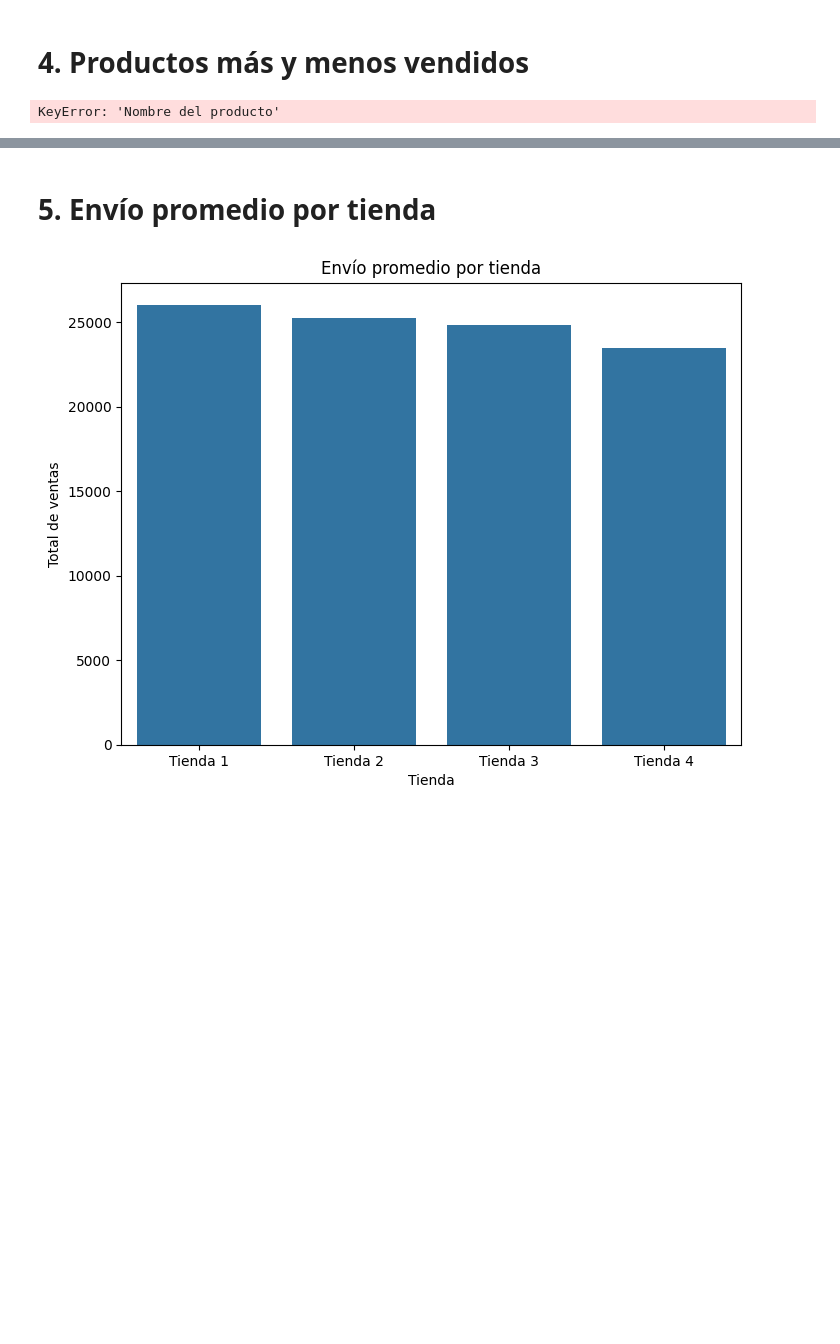
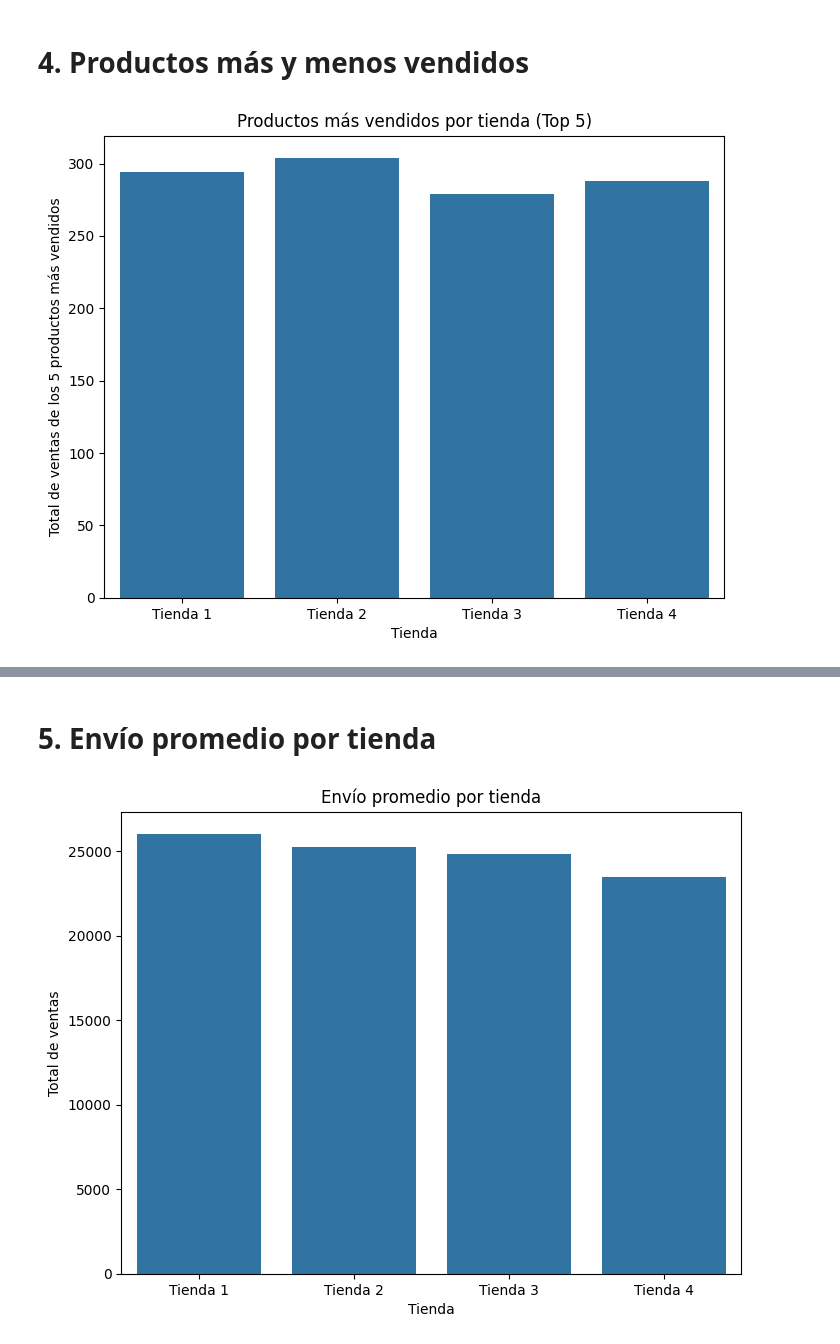
Before and after one commit to Aldo380/AuluraStoreChallenge, a Jupyter notebook: AluraStoreLatam.ipynb, the cells around one changed output, grey strips where cells are left out. Saved outputs shown, nothing was run; the diff lists cells and outputs as text; code cells hidden in the pictures; blank space fills up the shorter version.

```diff
--- a/AluraStoreLatam.ipynb
+++ b/AluraStoreLatam.ipynb
@@ -212,16 +281,33 @@ NameError: name 'promedio_calificacion1' is not defined
 # identificar qué productos fueron los más vendidos
 #y los menos vendidos en cada tienda.
 
-mas_vendidos1 = tienda["Nombre del producto"].value_counts().head(5)
-menos_vendidos1 = tienda["Nombre del producto"].value_counts().tail(5)
+mas_vendidos1 = tienda["Producto"].value_counts().head(5)
+menos_vendidos1 = tienda["Producto"].value_counts().tail(5)
-# %% [output]
-KeyError: 'Nombre del producto'
 # %%
-mas_vendididos2 = tienda2["Nombre del producto"].value_counts().head(5)
-menos_vendidos2 = tienda2["Nombre del producto"].value_counts().tail(5)
+mas_vendididos2 = tienda2["Producto"].value_counts().head(5)
+menos_vendidos2 = tienda2["Producto"].value_counts().tail(5)
 # %%
-mas_vendidos3 = tienda3["Nombre del producto"].value_counts().head(5)
-menos_vendidos3 = tienda3["Nombre del producto"].value_counts().tail(5)
+mas_vendidos3 = tienda3["Producto"].value_counts().head(5)
+menos_vendidos3 = tienda3["Producto"].value_counts().tail(5)
 # %%
-mas_vendidos4 = tienda4["Nombre del producto"].value_counts().head(5)
-menos_vendidos4 = tienda4["Nombre del producto"].value_counts().tail(5)
+mas_vendidos4 = tienda4["Producto"].value_counts().head(5)
+menos_vendidos4 = tienda4["Producto"].value_counts().tail(5)
+# %%
+
+plt.figure(figsize=(8, 6))
+
+mas_vendidos1_total = mas_vendidos1.sum()
+mas_vendidos2_total = mas_vendididos2.sum()
+mas_vendidos3_total = mas_vendidos3.sum()
+mas_vendidos4_total = mas_vendidos4.sum()
+
+
+sns.barplot(x=['Tienda 1', 'Tienda 2', 'Tienda 3', 'Tienda 4'],
+            y=[mas_vendidos1_total, mas_vendidos2_total, mas_vendidos3_total, mas_vendidos4_total])
+
+plt.xlabel('Tienda')
+plt.ylabel('Total de ventas de los 5 productos más vendidos')
+plt.title('Productos más vendidos por tienda (Top 5)')
+plt.show()
+# %% [output]
+[figure, added]
```
Also changed, not shown: parts of 12 cells of this notebook.
